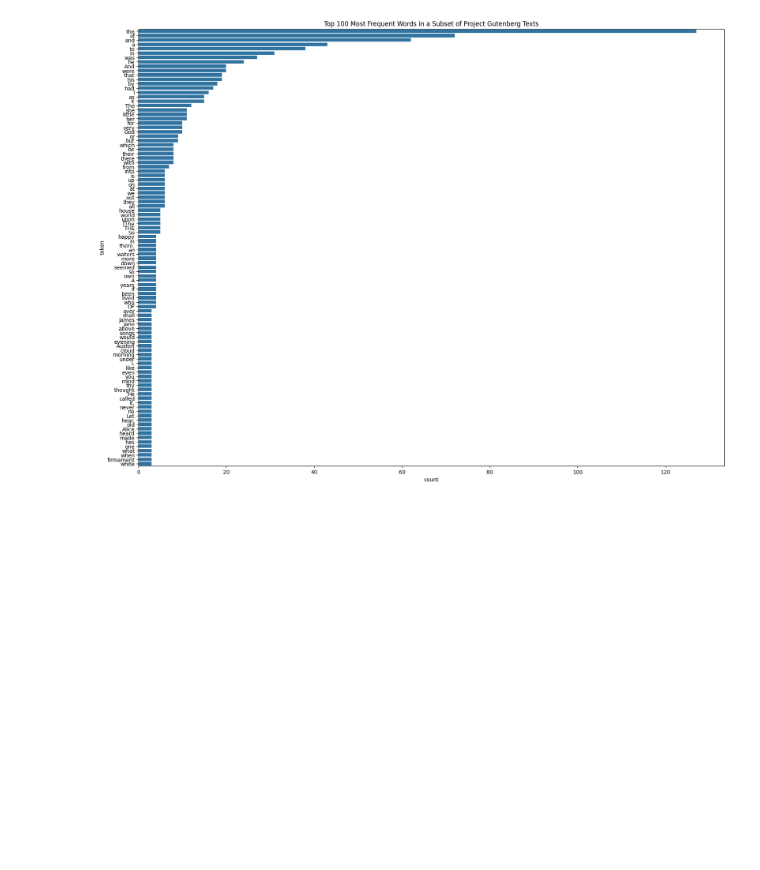
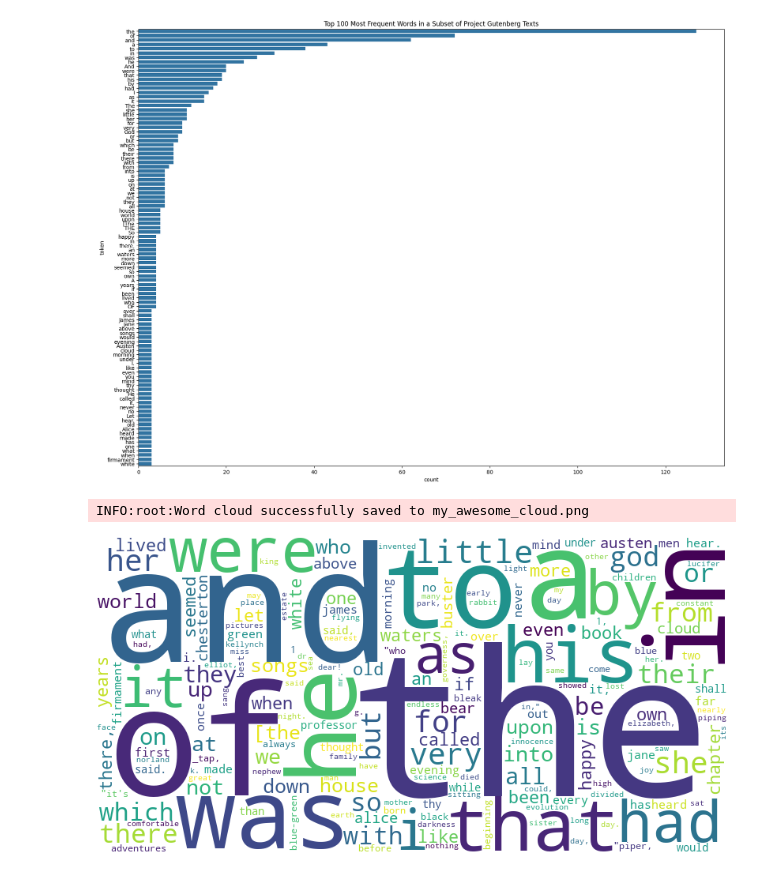
Before and after one commit to rukmini-17/ds4cg-workshop, a Jupyter notebook: notebooks/word_count_prototype.ipynb, the cells around one changed output. Saved outputs shown, nothing was run; the diff lists cells and outputs as text; code cells hidden in the pictures; blank space fills up the shorter version.

Commit message:
docs: update notebook to demonstrate word cloud

```diff
--- a/notebooks/word_count_prototype.ipynb
+++ b/notebooks/word_count_prototype.ipynb
@@ -97,3 +97,23 @@ fig.set_title("Top 100 Most Frequent Words in a Subset of Project Gutenberg Text
 # %% [output]
 Text(0.5, 1.0, 'Top 100 Most Frequent Words in a Subset of Project Gutenberg Texts')
 [figure]
+# %%
+import pandas as pd
+from IPython.display import Image, display
+from cdstemplate.corpus_counter_script import generate_word_cloud
+
+# 1. Load the CSV data that DVC created
+# (Using '../data/' because the notebook is inside the notebooks folder)
+df = pd.read_csv('../data/gutenberg_counts.csv')
+
+# 2. Convert the first two columns (words and counts) into a dictionary
+counts_dict = dict(zip(df.iloc[:, 0], df.iloc[:, 1]))
+
+# 3. Use your brand new function to generate the image!
+generate_word_cloud(counts_dict, 'my_awesome_cloud.png')
+
+# 4. Display the image right here in the notebook
+display(Image('my_awesome_cloud.png'))
+# %% [output]
+INFO:root:Word cloud successfully saved to my_awesome_cloud.png
+[figure, added]
```
